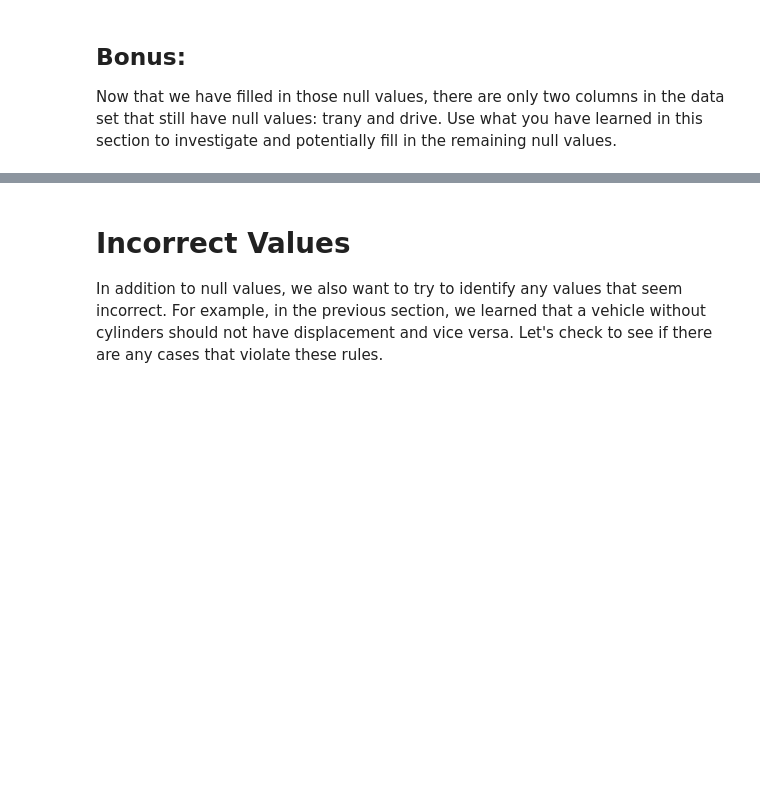
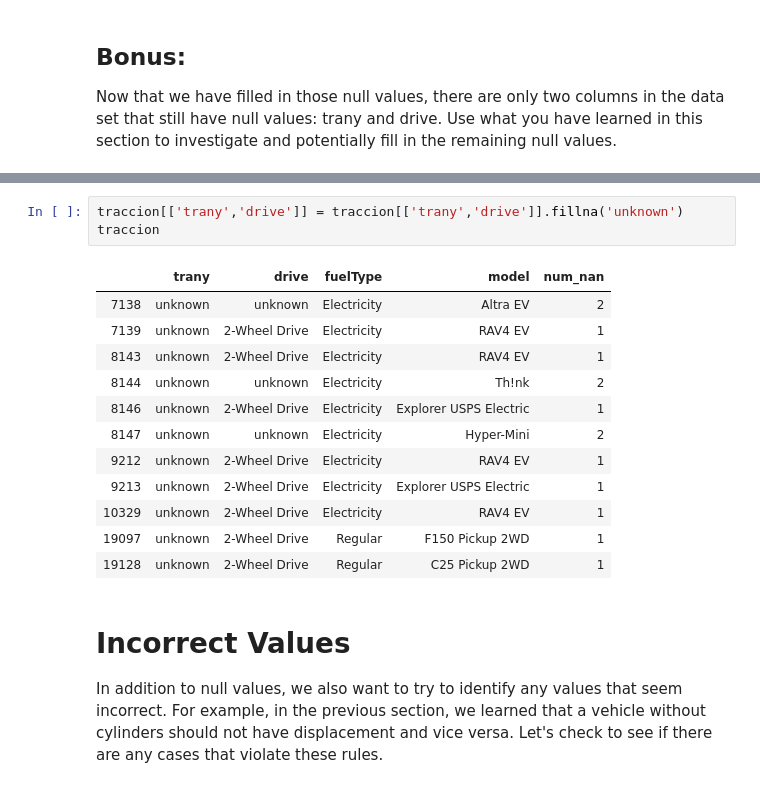
Before and after one commit to Ironhack-Data-Madrid-Octubre-2022/2.4-lab-data-cleaning, a Jupyter notebook: your-code/main.ipynb, the cells around one changed output, grey strips where cells are left out. Cells and saved outputs as stored; diff of their text form; blank space fills up the shorter version.

```diff
--- a/your-code/main.ipynb
+++ b/your-code/main.ipynb
@@ -203,3 +227,19 @@ Now that we have filled in those null values, there are only two columns in the
+# %%
+traccion[['trany','drive']] = traccion[['trany','drive']].fillna('unknown')
+traccion
+# %% [output]
+|  | trany | drive | fuelType | model | num_nan |
+| 7138 | unknown | unknown | Electricity | Altra EV | 2 |
+| 7139 | unknown | 2-Wheel Drive | Electricity | RAV4 EV | 1 |
+| 8143 | unknown | 2-Wheel Drive | Electricity | RAV4 EV | 1 |
+| 8144 | unknown | unknown | Electricity | Th!nk | 2 |
+| 8146 | unknown | 2-Wheel Drive | Electricity | Explorer USPS Electric | 1 |
+| 8147 | unknown | unknown | Electricity | Hyper-Mini | 2 |
+| 9212 | unknown | 2-Wheel Drive | Electricity | RAV4 EV | 1 |
+| 9213 | unknown | 2-Wheel Drive | Electricity | Explorer USPS Electric | 1 |
+| 10329 | unknown | 2-Wheel Drive | Electricity | RAV4 EV | 1 |
+| 19097 | unknown | 2-Wheel Drive | Regular | F150 Pickup 2WD | 1 |
+| 19128 | unknown | 2-Wheel Drive | Regular | C25 Pickup 2WD | 1 |
 # %% [markdown]
 # Incorrect Values
 
```
Also changed, not shown: parts of 17 cells of this notebook, 1 other file.
